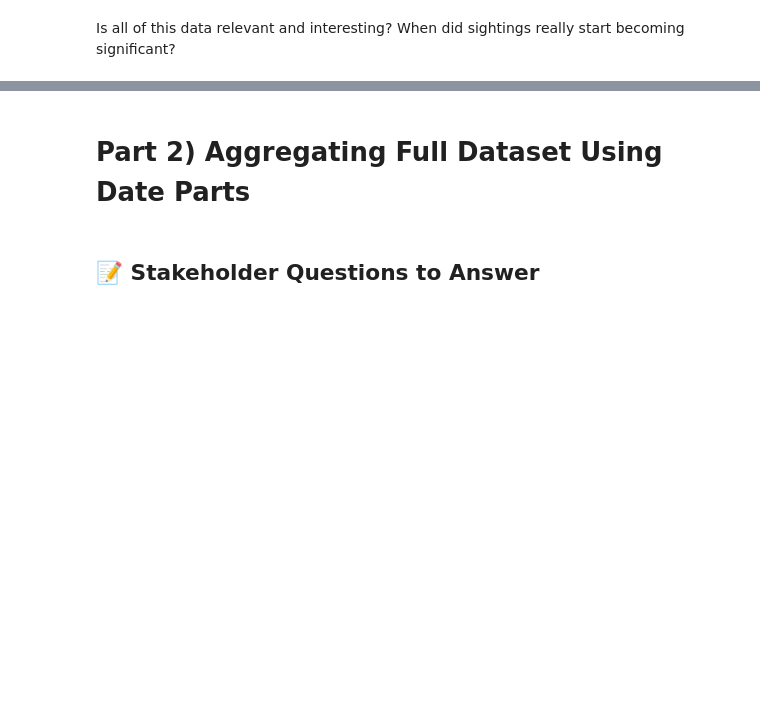
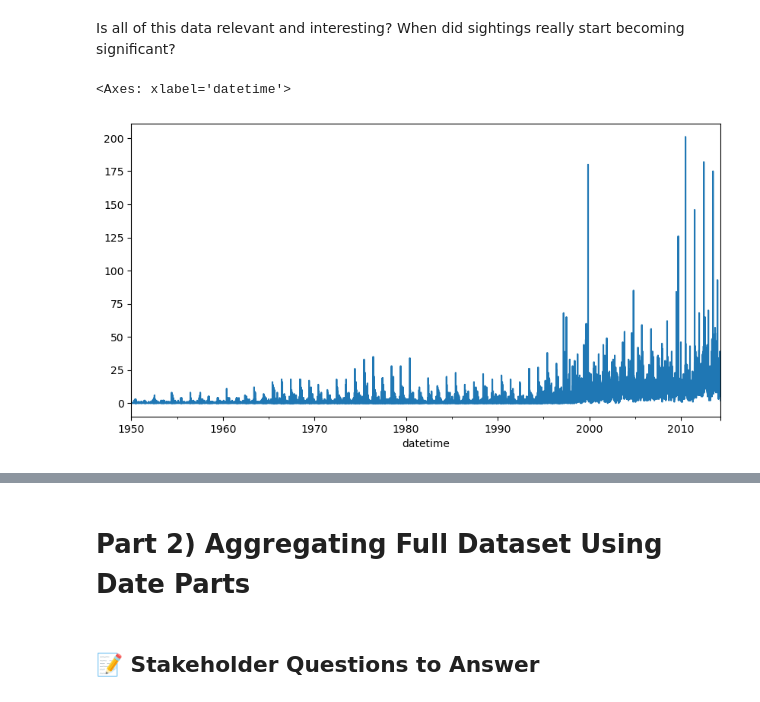
Before and after one commit to erwincarlogonzales/data-viz-time-series-analysis-codealongs, a Jupyter notebook: Wk18-Lecture02-CodeAlong-UFOs.ipynb, the cells around one changed output, grey strips where cells are left out. Saved outputs shown, nothing was run; the diff lists cells and outputs as text; code cells hidden in the pictures; blank space fills up the shorter version.

```diff
--- a/Wk18-Lecture02-CodeAlong-UFOs.ipynb
+++ b/Wk18-Lecture02-CodeAlong-UFOs.ipynb
@@ -138,3 +239,8 @@ ts.plot()
 Is all of this data relevant and interesting?  When did sightings really start becoming significant?
 # %%
 ## keep only recent data
+ts = ts.loc['1950':]
+ts.plot()
+# %% [output]
+<Axes: xlabel='datetime'>
+[figure, added]
```
Also changed, not shown: parts of 31 cells of this notebook.
